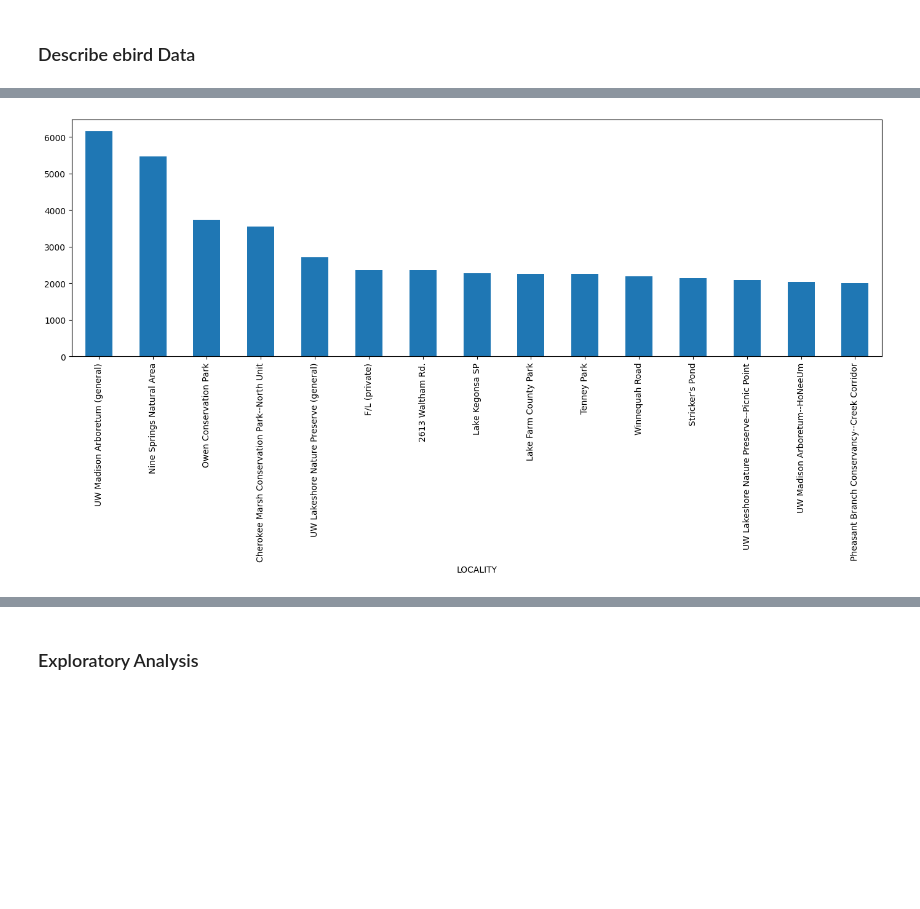
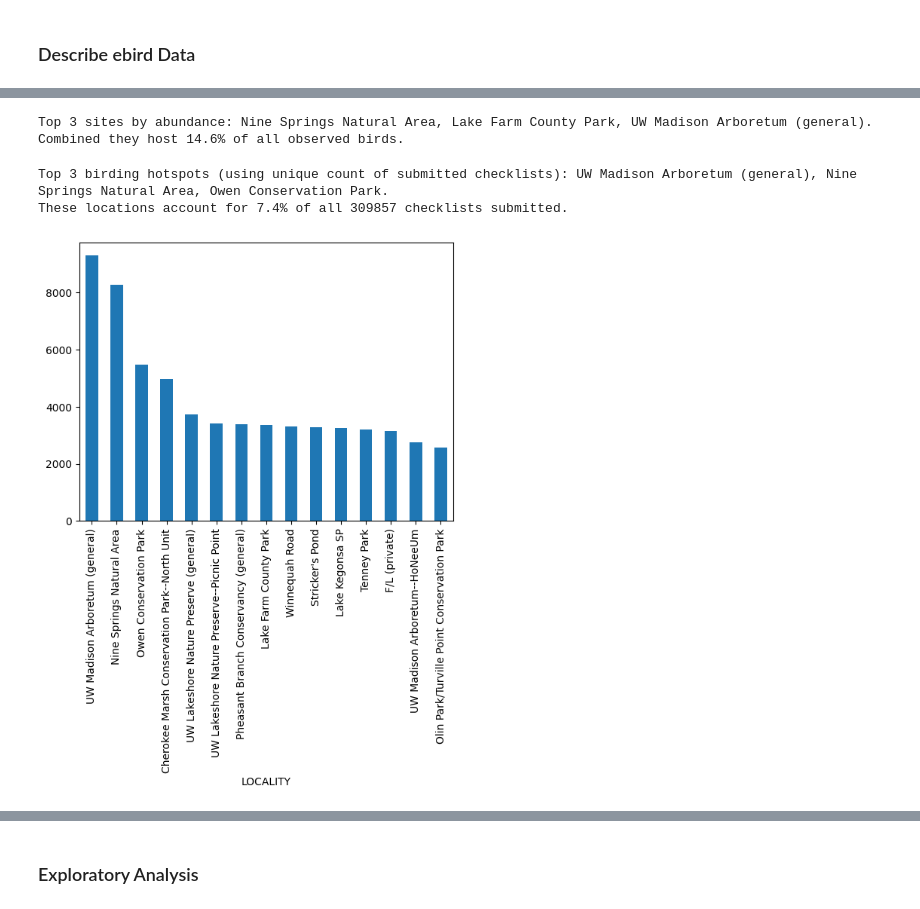
Before and after one commit to silviaaaaaa66/ebird, a Jupyter notebook: playground.ipynb, the cells around one changed output, grey strips where cells are left out. Saved outputs shown, nothing was run; the diff lists cells and outputs as text; code cells hidden in the pictures; blank space fills up the shorter version.

Commit message:
add in weather data

```diff
--- a/playground.ipynb
+++ b/playground.ipynb
@@ -14,3 +17,3 @@ pd.set_option('display.max_rows', None)     # Show all rows
 # %%
-ebird = pd.read_csv('/Users/silviaaaaaa/Desktop/ebird data analysis/Data/ebd_US-WI-025_201801_202401_smp_relFeb-2025/ebd_US-WI-025_201801_202401_smp_relFeb-2025.txt', sep='\t')
+ebird = pd.read_csv('/Users/silviaaaaaa/Desktop/ebird data analysis/Data/ebd_US-WI-025_201501_202501_smp_relFeb-2025/ebd_US-WI-025_201501_202501_smp_relFeb-2025.txt', sep='\t')
 # %%
@@ -34,8 +22,0 @@ prism_WI_dane_county = pd.read_csv('/Users/silviaaaaaa/Desktop/ebird data analys
-# %%
-# initial cleaning
-# drop irrelevant column - Unnamed: 49
-ebird = ebird.drop(columns=['Unnamed: 49'])
-# keep data between 2018 and 2024
-ebird = ebird[(ebird['OBSERVATION DATE'] >= '2018-01-01') & (ebird['OBSERVATION DATE'] <= '2023-12-31')]
-# drop presence only no count records
-ebird = ebird[ebird['OBSERVATION COUNT'] != 'X']
@@ -98,7 +101,19 @@ hybrid       0.010336
 Name: proportion, dtype: float64
 # %%
 # convert OBSERVATION COUNT to numeric
-ebird['OBSERVATION COUNT'] = pd.to_numeric(ebird['OBSERVATION COUNT'])
-(ebird.groupby('COMMON NAME')['OBSERVATION COUNT'].sum().nlargest(20).plot(kind='bar'))
+
+
+# top species count
+
+(ebird_numeric_count_only.groupby('COMMON NAME')['OBSERVATION COUNT'].sum().nlargest(20).plot(kind='bar'))
 plt.show()
+
+top_birds = (
+    ebird_numeric_count_only.groupby('COMMON NAME')['OBSERVATION COUNT']
+    .sum()
+    .nlargest(3)
+    .index.tolist()
+)
+
+print(f"Top 3 most observed birds: {', '.join(top_birds)}")
 # %% [output]
@@ -175,5 +144,43 @@ Name: SAMPLING EVENT IDENTIFIER, dtype: int64
+# %%
+# Calculate total abundance per site
+site_abundance = ebird_numeric_count_only.groupby('LOCALITY')['OBSERVATION COUNT'].sum().nlargest(3)
+
+# Calculate percentage of total abundance
+total_abundance = ebird_numeric_count_only['OBSERVATION COUNT'].sum()
+pct_combined = round(site_abundance.sum() / total_abundance * 100, 1)
+
+# Generate summary
+summary = (
+    f"Top 3 sites by abundance: " +
+    ', '.join([f"{site}" for site in site_abundance.index]) +
+    f".\nCombined they host {pct_combined}% of all observed birds."
+)
+
+print(summary)
+# %% [output]
+Top 3 sites by abundance: Nine Springs Natural Area, Lake Farm County Park, UW Madison Arboretum (general).
+Combined they host 14.6% of all observed birds.
+# %%
+# Calculate unique checklists per site
+hotspot_popularity = ebird.groupby('LOCALITY')['SAMPLING EVENT IDENTIFIER'].nunique().sort_values(ascending=False)
+top3_hotspots = hotspot_popularity.head(3)
+total_checklists = ebird['SAMPLING EVENT IDENTIFIER'].nunique()
+hotspot_pct = round(top3_hotspots.sum() / total_checklists * 100, 1)
+
+# Generate summary
+hotspot_summary = (
+    f"Top 3 birding hotspots (using unique count of submitted checklists): " +
+    ', '.join([f"{site}" for site in top3_hotspots.index]) +
+    f".\nThese locations account for {hotspot_pct}% of all {total_checklists} checklists submitted."
+)
+
+print(hotspot_summary)
+# %% [output]
+Top 3 birding hotspots (using unique count of submitted checklists): UW Madison Arboretum (general), Nine Springs Natural Area, Owen Conservation Park.
+These locations account for 7.4% of all 309857 checklists submitted.
 # %%
-(ebird.groupby('LOCALITY')['SAMPLING EVENT IDENTIFIER'].nunique().nlargest(15).plot(kind='bar', figsize=(17, 5)))
+# top 15 hotspots
+(ebird.groupby('LOCALITY')['SAMPLING EVENT IDENTIFIER'].nunique().nlargest(15).plot(kind='bar'))
 plt.show()
 # %% [output]
-[figure, old version]
+[figure, new version]
```
Also changed, not shown: parts of 63 cells of this notebook.
